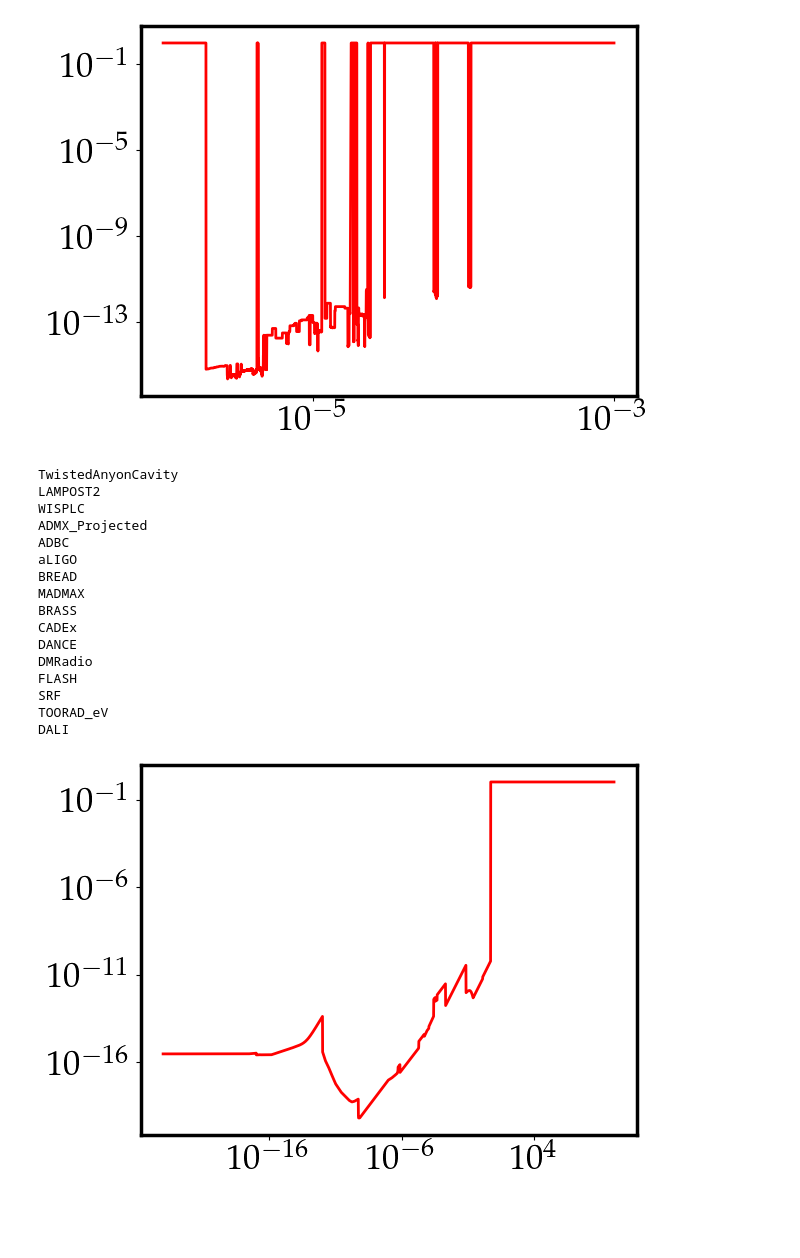
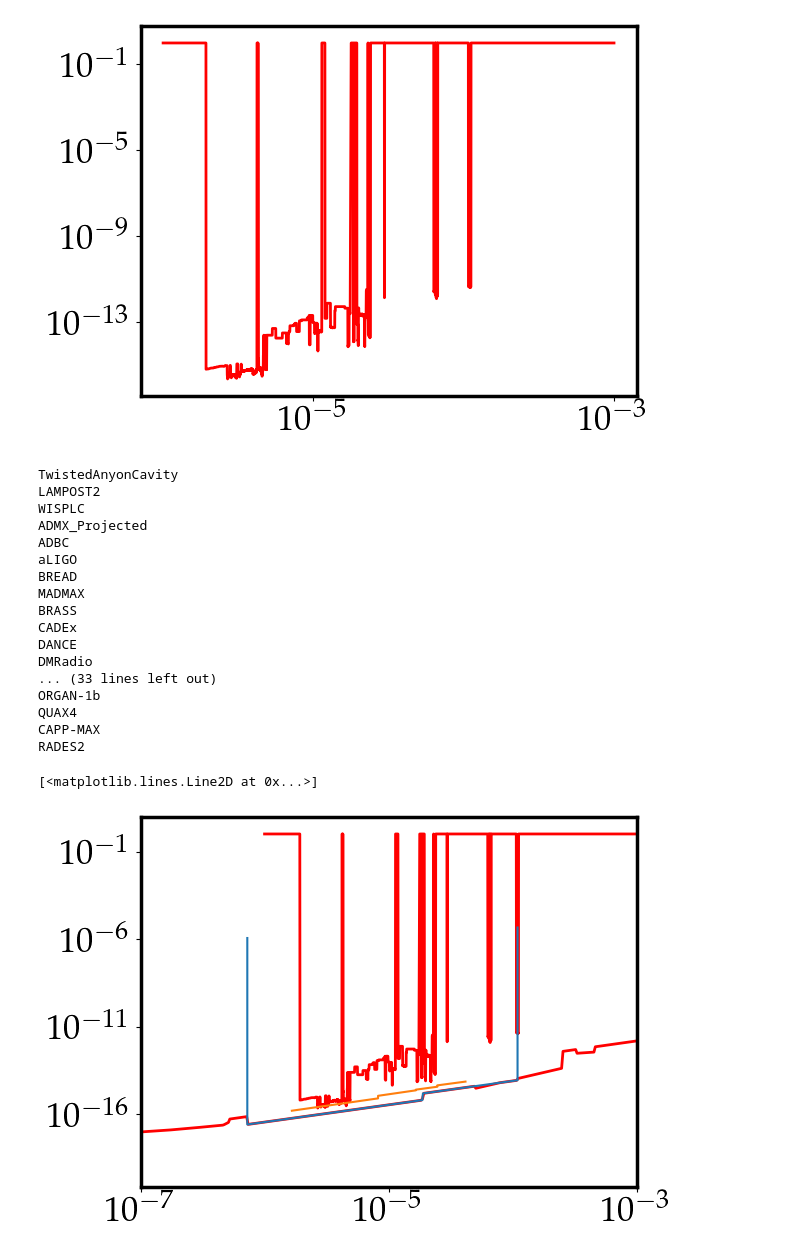
Before and after one commit to cajohare/AxionLimits, a Jupyter notebook: UltraSimplifiedPlots.ipynb, the cells around one changed output. Cells and saved outputs as stored; diff of their text form; code cells hidden in the pictures; blank space fills up the shorter version.

Commit message:
updated mass limit dfsz

```diff
--- a/UltraSimplifiedPlots.ipynb
+++ b/UltraSimplifiedPlots.ipynb
@@ -770,35 +770,71 @@ mvals = logspace(log10(mmin),log10(mmax),nvals)
 
 g = zeros(shape=nvals)
 for file in files:
     print(file)
     dat = loadtxt("limit_data/AxionPhoton/Projections/"+file+".txt")
     g1 = 10**interp(log10(mvals),log10(dat[:,0]),log10(dat[:,1]))
     g1[mvals<amin(dat[:,0])] = inf
     g1[mvals>amax(dat[:,0])] = inf
     g = column_stack((g,g1))
 g = g[:,1:]
 
 g = amin(g,1)
 
 g[g==inf] = 1
 plt.loglog(mvals,g,color='r',alpha=1,zorder=0.5,lw=2)
 
+plt.xlim([1e-7,100e-5])
+
+dat = loadtxt('limit_data/AxionPhoton/Projections/ADMX_Projected.txt')
+plt.plot(dat[:,0],dat[:,1])
+
+dat = loadtxt('temp.txt')
+plt.plot(dat[:,0],dat[:,1])
+
 savetxt('limit_data/AxionPhoton/Projections/HaloscopeProjections_Combined.txt',column_stack((mvals,g)))
+
+
+files = ['RBF','UF','ADMX','ADMX2018','ADMX2019_1','ADMX2019_2','ADMX2021',
+        'CAPP-1','CAPP-2','CAPP-3','CAPP-4','CAPP-5','CAPP-6','CAPP-7','CAPP-8','CAST-CAPP','HAYSTAC_highres','HAYSTAC_2020_highres',
+        'ORGAN','ORGAN-1a','TASEH','GrAHal','ADMX_Sidecar','ADMX_Sidecar_JTWPA',
+        'QUAX','QUAX2','QUAX3','RADES','HAYSTAC_2022','ORGAN-1b','QUAX4','CAPP-MAX','RADES2']
+
+mmin = 1e-3
+mmax = 1e-6
+nvals = 4000
+mvals = logspace(log10(mmin),log10(mmax),nvals)
+
+g = zeros(shape=nvals)
+for file in files:
+    print(file)
+    dat = loadtxt("limit_data/AxionPhoton/"+file+".txt")
+    g1 = 10**interp(log10(mvals),log10(dat[:,0]),log10(dat[:,1]))
+    g1[mvals<amin(dat[:,0])] = inf
+    g1[mvals>amax(dat[:,0])] = inf
+    g = column_stack((g,g1))
+g = g[:,1:]
+
+g = amin(g,1)
+
+g[g==inf] = 1
+plt.loglog(mvals,g,color='r',alpha=1,zorder=0.5,lw=2)
 # %% [output]
 TwistedAnyonCavity
 LAMPOST2
 WISPLC
 ADMX_Projected
 ADBC
 aLIGO
 BREAD
 MADMAX
 BRASS
 CADEx
 DANCE
 DMRadio
-FLASH
-SRF
-TOORAD_eV
-DALI
+... (33 lines left out)
+ORGAN-1b
+QUAX4
+CAPP-MAX
+RADES2
+[<matplotlib.lines.Line2D at 0x...>]
-[figure, old version]
+[figure, new version]
```
Also changed, not shown: 11 other files.
